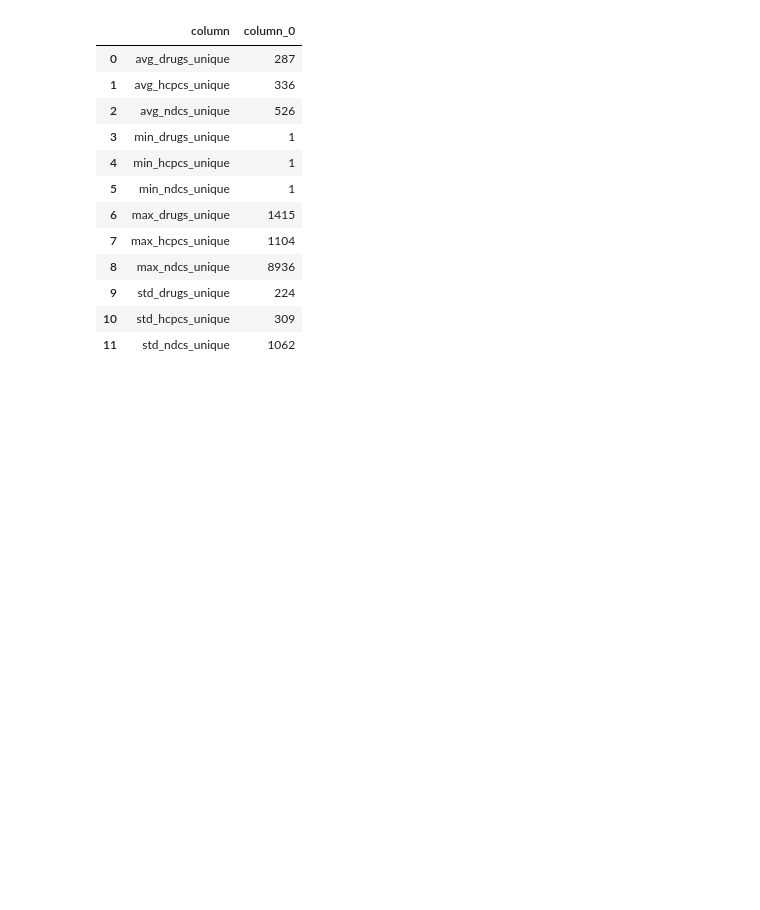
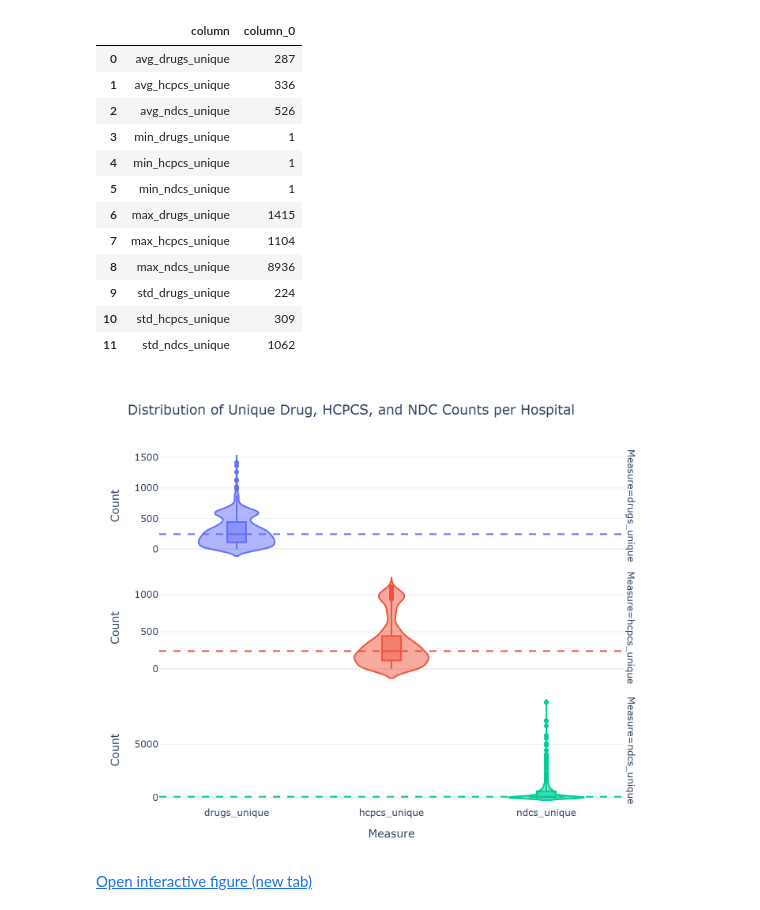
Before and after one commit to mwine81/PRA_REPORT, a Jupyter notebook: hospitals.ipynb, the cells around one changed output. Cells and saved outputs as stored; diff of their text form; code cells hidden in the pictures; blank space fills up the shorter version.

```diff
--- a/hospitals.ipynb
+++ b/hospitals.ipynb
@@ -246,32 +246,34 @@ fig = px.violin(
     box=True,
     points='outliers',
     title='Distribution of Unique Drug, HCPCS, and NDC Counts per Hospital',
     labels={'variable': 'Measure', 'value': 'Count'},
     height=900,
     width=700,
 )
 
 # allow each facet to use its own y-scale
 fig.update_yaxes(matches=None)
 # cleaner appearance
 fig.update_layout(
     template='plotly_white',
     showlegend=False,
     violinmode='overlay',
     margin=dict(l=80, r=120, t=90, b=60),
     #facet_row_spacing=0.06
 )
 
 # consistent hover and reduced marker size for outliers
 fig.update_traces(hovertemplate='Measure=%{x}<br>Count=%{y}<extra></extra>',
                   selector=dict(type='violin'))
 fig.update_traces(marker=dict(size=4), selector=dict(mode='markers'))
 
 # add dashed median line for each facet
 medians = df.groupby('variable')['value'].median().to_dict()
 # facets are ordered from bottom (1) to top (n), so iterate accordingly
 for i, var in enumerate(reversed(order), start=1):
     fig.add_hline(y=float(medians[var]), line_dash='dash', line_color=color_map[var], row=i, col=1)
 
-fig.show()
-#render_figure(fig, name="fig_drug_counts")
+render_figure(fig, name="fig_drug_counts")
+# %% [output]
+[figure, added]
+Open interactive figure (new tab)
```
Also changed, not shown: parts of 1 cell of this notebook, 2 other files.
